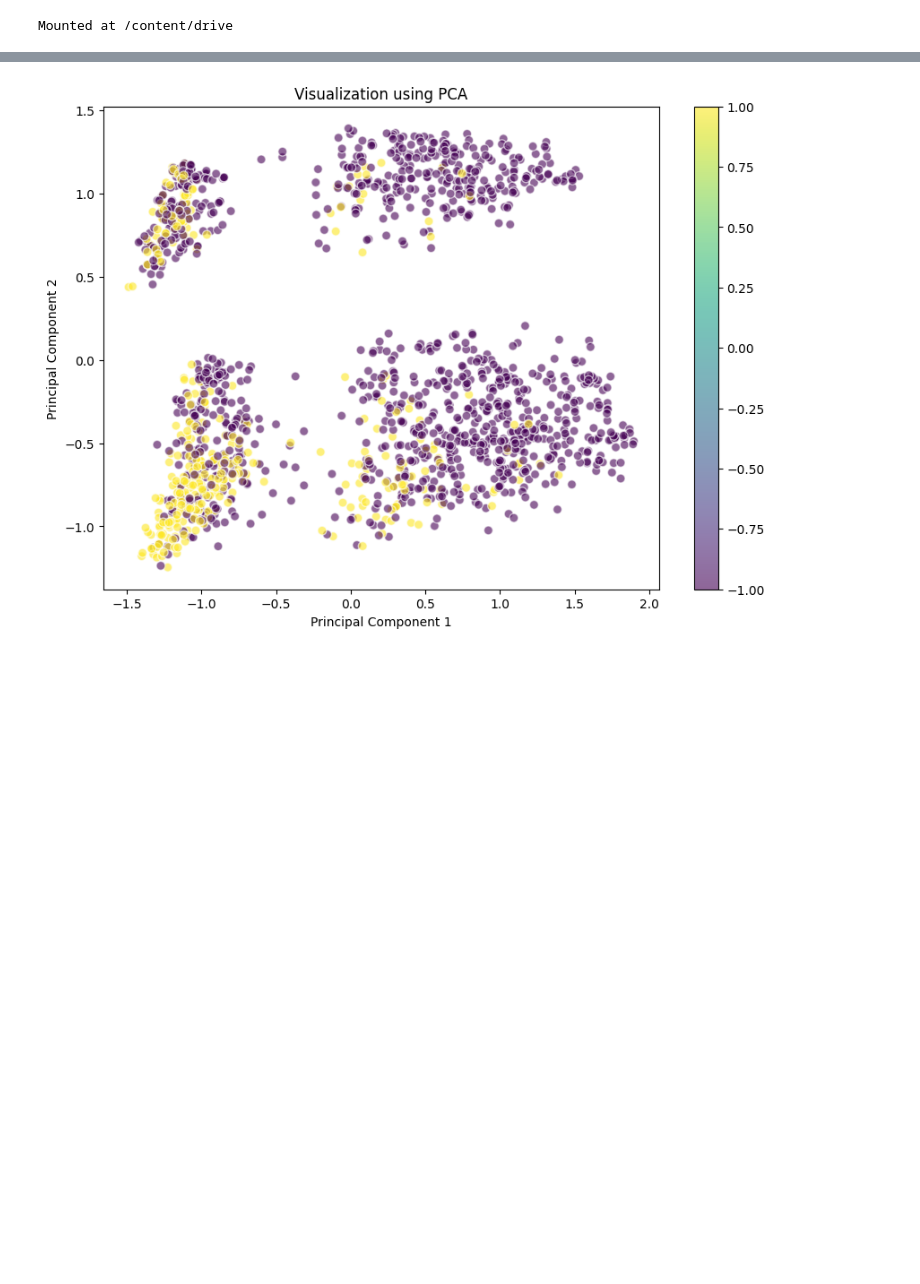
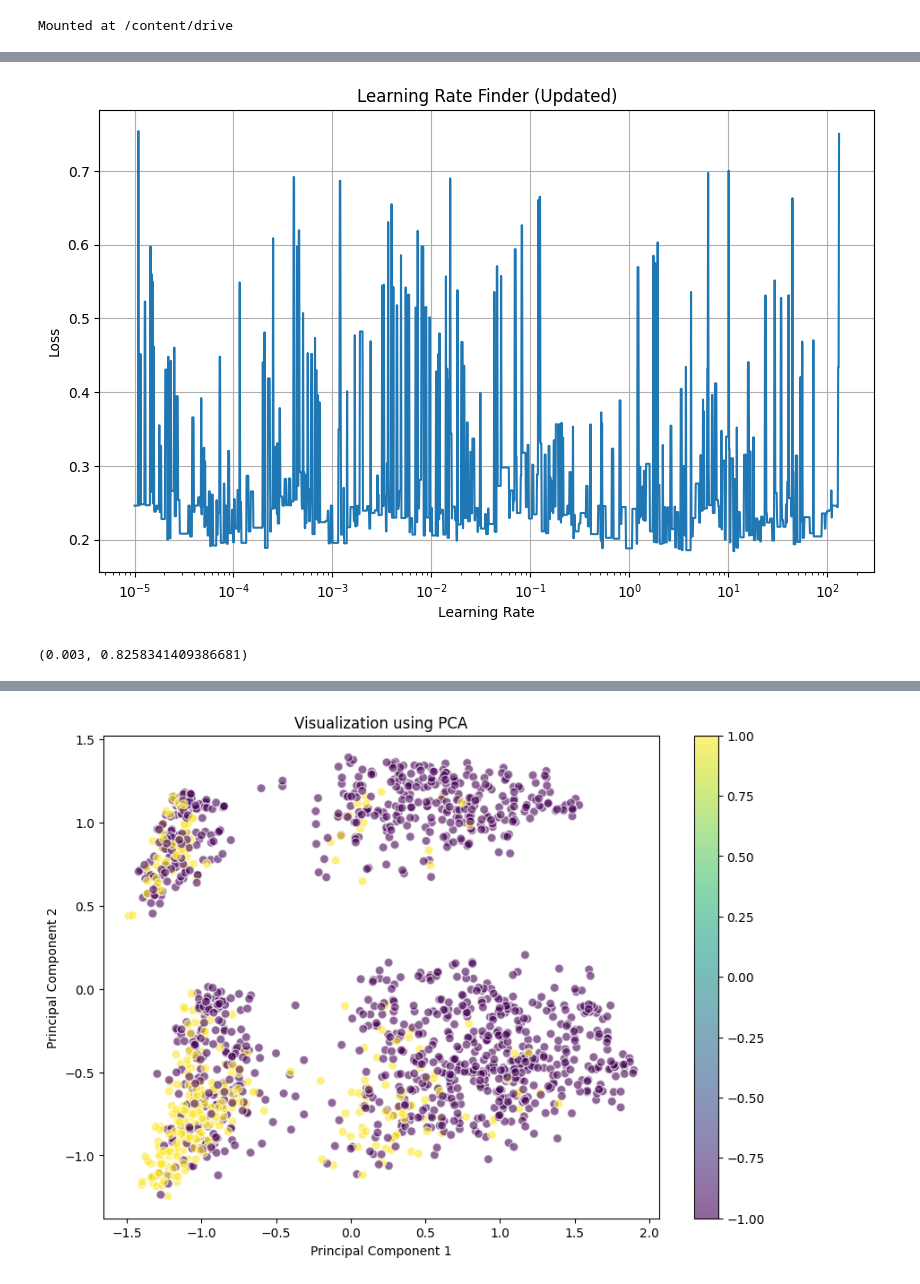
Before and after one commit to AndyDengFKu/DPA1, a Jupyter notebook: DPL_A1.ipynb, the cells around one changed output, grey strips where cells are left out. Saved outputs shown, nothing was run; the diff lists cells and outputs as text; code cells hidden in the pictures; blank space fills up the shorter version.

```diff
--- a/DPL_A1.ipynb
+++ b/DPL_A1.ipynb
@@ -158,2 +142,71 @@ class PerceptronWithAccuracy(Perceptron):
+# %%
+class LearningRateFinderUpdated(Perceptron):
+    def __init__(self, learning_rate=0.01, epochs=1000):
+        super().__init__(learning_rate, epochs)
+        self.lr_history = []
+        self.loss_history = []
+
+    def train_with_lr_schedule(self, X_train, y_train, lr_start=1e-5, lr_multiplier=1.01, stop_factor=4):
+        num_samples, num_features = X_train.shape
+        self.weights = np.zeros(num_features)
+        self.bias = 0
+
+        current_lr = lr_start
+        min_loss = float('inf')
+        for _ in range(self.epochs):
+            for idx, xi in enumerate(X_train):
+                update = current_lr * (y_train[idx] - self.predict(xi))
+                self.weights += update * xi
+                self.bias += update
+
+                # Compute and record current loss
+                current_loss = self.compute_loss(X_train, y_train)
+                self.lr_history.append(current_lr)
+                self.loss_history.append(current_loss)
+
+                # Update learning rate
+                current_lr *= lr_multiplier
+
+                # Check for stopping criteria
+                if current_loss < min_loss:
+                    min_loss = current_loss
+                elif current_loss > min_loss * stop_factor:
+                    return
+
+# Instantiate the model and run the updated learning rate finder
+lr_finder_updated = LearningRateFinderUpdated(learning_rate=0.01, epochs=10)
+lr_finder_updated.train_with_lr_schedule(X_train_aligned, y_train)
+
+# Plot the loss as a function of learning rate
+plt.figure(figsize=(10,6))
+plt.plot(lr_finder_updated.lr_history, lr_finder_updated.loss_history)
+plt.xscale('log')
+plt.xlabel('Learning Rate')
+plt.ylabel('Loss')
+plt.title('Learning Rate Finder (Updated)')
+plt.grid(True)
+plt.show()
+# %% [output]
+[figure, added]
+# %%
+# Redefine the range of learning rates and lists to store the results
+learning_rates = [0.001, 0.002, 0.003, 0.004, 0.005, 0.006, 0.007, 0.008, 0.009]
+val_accuracies = []
+
+# Loop over each learning rate, train the model, and record validation accuracy
+for lr in learning_rates:
+    model = Perceptron(learning_rate=lr, epochs=100)
+    model.train(X_train_aligned, y_train, X_val_aligned, y_val)
+    val_accuracy = model.compute_accuracy(X_val_aligned, y_val)
+    val_accuracies.append(val_accuracy)
+
+# Determine the best learning rate
+best_index = np.argmax(val_accuracies)
+best_learning_rate = learning_rates[best_index]
+best_validation_accuracy = val_accuracies[best_index]
+
+best_learning_rate, best_validation_accuracy
+# %% [output]
+(0.003, 0.8258341409386681)
 # %%
 # Initialize perceptron model
```
Also changed, not shown: parts of 27 cells of this notebook.
